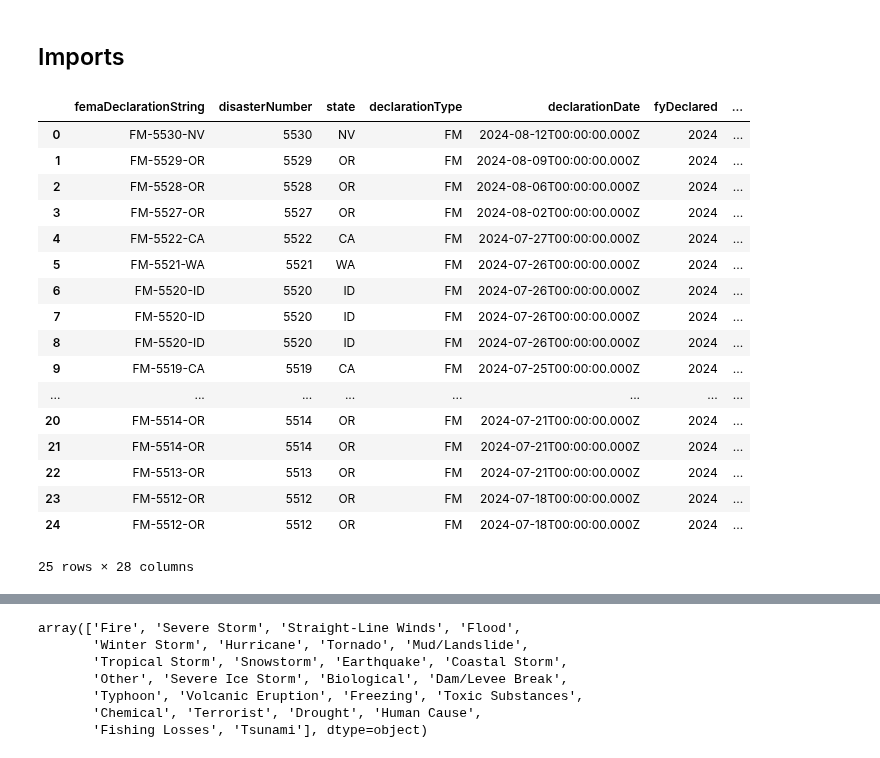
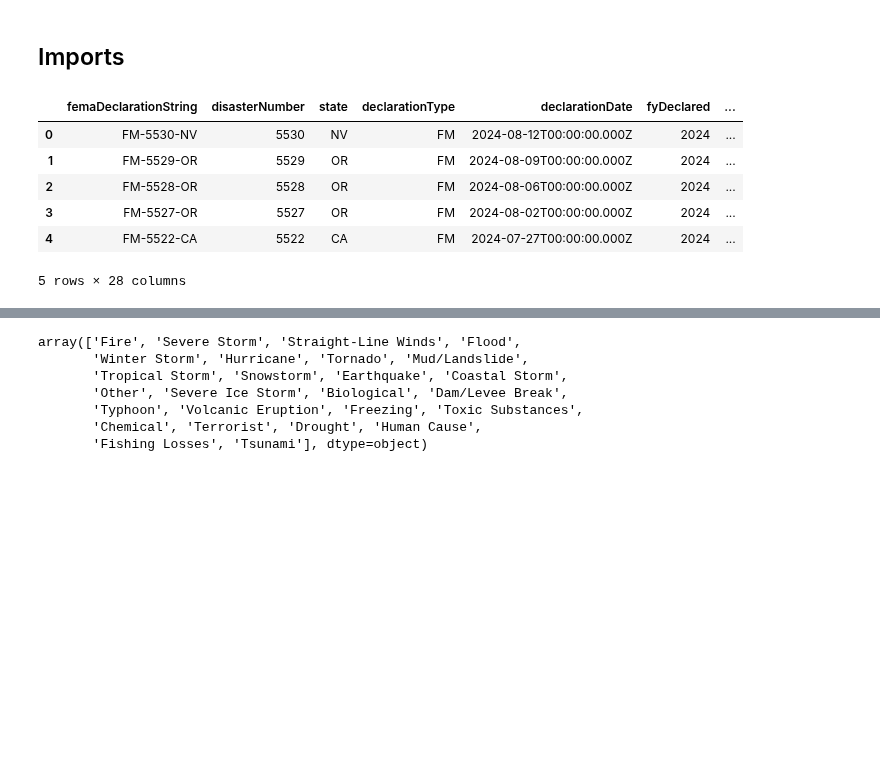
Before and after one commit to Neelka96/HavocMapper, a Jupyter notebook: data_tunnel - Avenika.ipynb, the cells around one changed output, grey strips where cells are left out. Drawn from its saved outputs; the diff is of its cells as text; code cells hidden in the pictures; blank space fills up the shorter version.

```diff
--- a/data_tunnel.ipynb
+++ b/data_tunnel - Avenika.ipynb
@@ -14,25 +15,14 @@ import api_keys
 # %%
 fema_decl = pd.read_csv('DisasterDeclarationsSummaries.csv', low_memory = False)
-fema_decl.head(25)
+fema_decl.head(5)
 # %% [output]
 |  | femaDeclarationString | disasterNumber | state | declarationType | declarationDate | fyDeclared | ... |
 | 0 | FM-5530-NV | 5530 | NV | FM | 2024-08-12T00:00:00.000Z | 2024 | ... |
 | 1 | FM-5529-OR | 5529 | OR | FM | 2024-08-09T00:00:00.000Z | 2024 | ... |
 | 2 | FM-5528-OR | 5528 | OR | FM | 2024-08-06T00:00:00.000Z | 2024 | ... |
 | 3 | FM-5527-OR | 5527 | OR | FM | 2024-08-02T00:00:00.000Z | 2024 | ... |
 | 4 | FM-5522-CA | 5522 | CA | FM | 2024-07-27T00:00:00.000Z | 2024 | ... |
-| 5 | FM-5521-WA | 5521 | WA | FM | 2024-07-26T00:00:00.000Z | 2024 | ... |
-| 6 | FM-5520-ID | 5520 | ID | FM | 2024-07-26T00:00:00.000Z | 2024 | ... |
-| 7 | FM-5520-ID | 5520 | ID | FM | 2024-07-26T00:00:00.000Z | 2024 | ... |
-| 8 | FM-5520-ID | 5520 | ID | FM | 2024-07-26T00:00:00.000Z | 2024 | ... |
-| 9 | FM-5519-CA | 5519 | CA | FM | 2024-07-25T00:00:00.000Z | 2024 | ... |
-| ... | ... | ... | ... | ... | ... | ... | ... |
-| 20 | FM-5514-OR | 5514 | OR | FM | 2024-07-21T00:00:00.000Z | 2024 | ... |
-| 21 | FM-5514-OR | 5514 | OR | FM | 2024-07-21T00:00:00.000Z | 2024 | ... |
-| 22 | FM-5513-OR | 5513 | OR | FM | 2024-07-21T00:00:00.000Z | 2024 | ... |
-| 23 | FM-5512-OR | 5512 | OR | FM | 2024-07-18T00:00:00.000Z | 2024 | ... |
-| 24 | FM-5512-OR | 5512 | OR | FM | 2024-07-18T00:00:00.000Z | 2024 | ... |
-25 rows × 28 columns
+5 rows × 28 columns
 # %%
 # Removing unwanted/unusable columns
 fema_decl_clean = fema_decl[
```
Also changed, not shown: parts of 1 cell of this notebook.
